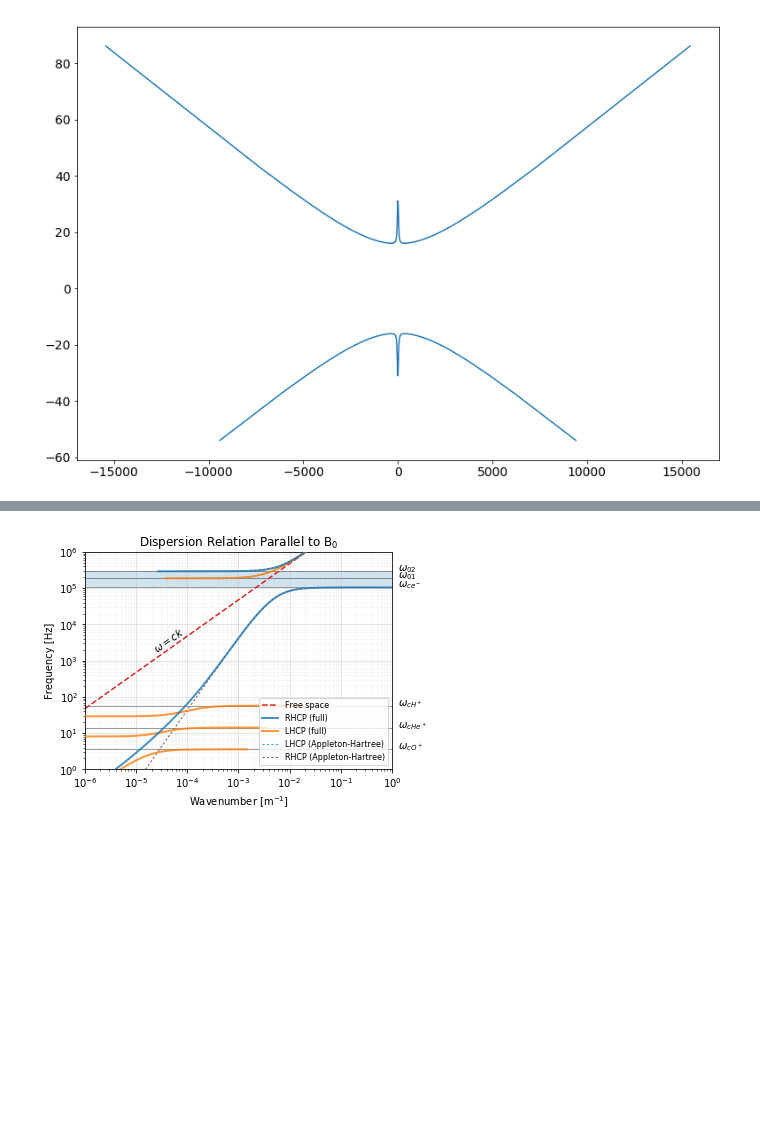
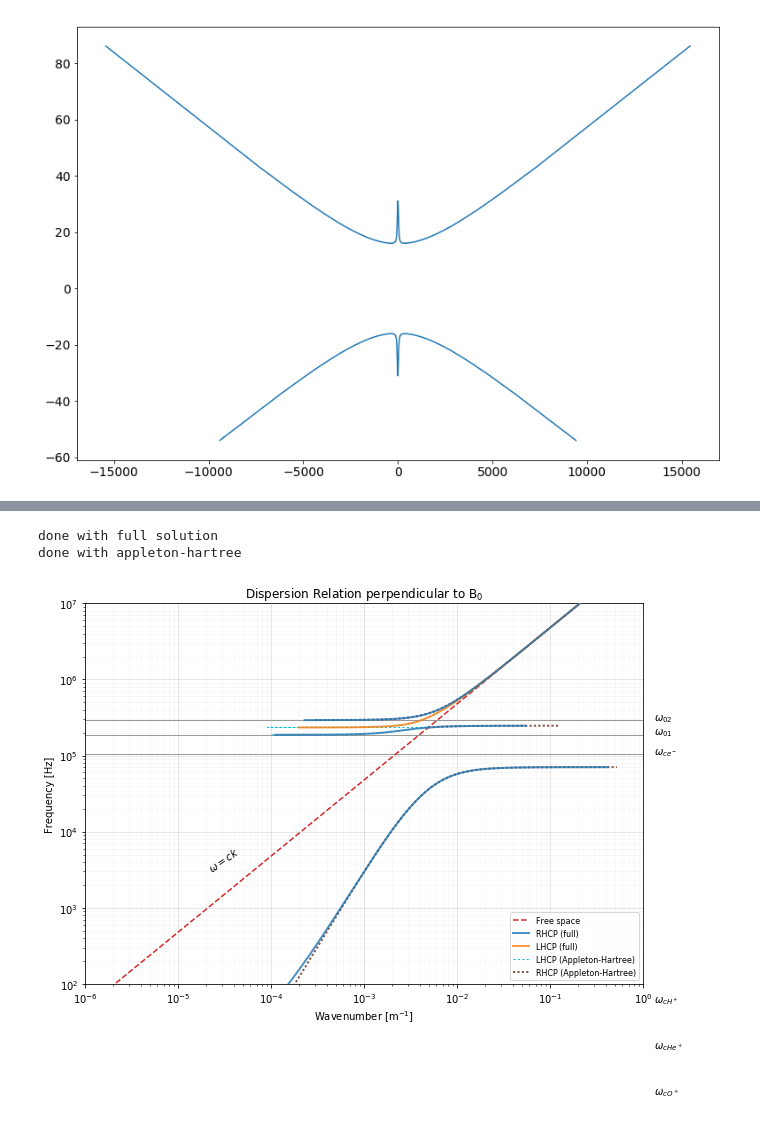
Before and after one commit to asousa/thesis_figures, a Jupyter notebook: plot_omega-k_diagrams.ipynb, the cells around one changed output, grey strips where cells are left out. Saved outputs shown, nothing was run; the diff lists cells and outputs as text; code cells hidden in the pictures; blank space fills up the shorter version.

```diff
--- a/plot_omega-k_diagrams.ipynb
+++ b/plot_omega-k_diagrams.ipynb
@@ -414,4 +572,38 @@ done
 # %%
+## Again, for perpendicular plot:
+B0 = 30e-6 # Field at surface, in microtesla
+Lshell  = 3 # How far out are we?
+
+# electrons, Hydrogen ions, Helium ions, Oxygen ions
+Mvec = np.array([9.10938188e-31, 1.6726e-27, 4.0*1.6726e-27, 16.0*1.6726e-27]);
+
+Qvec = np.array([-1,1,1,1])*1.602e-19
+# Qvec = np.array([-1,0,0,0])*1.602e-19
+# Ne   = (1e1)*1e6  # Electron density in m^-3
+Ne = ne_ps(Lshell,0,0)*1e6
+
+Nvec = np.array([1, 0.6, 0.2, 0.2])*Ne # species ratios -- Should remain neutral
+# Nvec = np.array([1,0,0,0])*Ne # species ratios -- Should remain neutral
+
+f_vec = pow(10,np.linspace(0, 7, 20000))
+w_vec = 2.*np.pi*f_vec
+
+phi = 45*D2R
+
+Bmag = B0/pow(Lshell - 1, 3)
+
+k_vec = np.zeros([len(f_vec),2])
+eta_vec=np.zeros([len(f_vec),2])
+
+for w_ind, w  in enumerate(w_vec):
+
+    k1, k2, n1, n2 = solve_dispersion_relation(Qvec, Mvec, Nvec, Bmag, w)
+    k_vec[w_ind,:] = k1, k2
+    eta_vec[w_ind, :] = n1, n2
+
+print "done with full solution"
+
+
 ## Appleton-Hartree solution:
 k_vec_AH   = np.zeros([len(f_vec),2])
 eta_vec_AH =np.zeros([len(f_vec),2])
@@ -422,7 +614,7 @@ Wp2  = Ne*pow(Q_EL,2)/eo/M_EL
 Wp   = np.sqrt(Wp2)
 
 
-w_vec = 2.*np.pi*f_vec
+# w_vec = 2.*np.pi*f_vec
 
 numerator = Wp2/w_vec/w_vec
 denom1 = (Wc2*pow(np.sin(phi),2))/2./(w_vec*w_vec - Wp2)
@@ -433,12 +625,17 @@ eta_vec_AH[:,0] = np.sqrt(eta2_1)
 eta_vec_AH[:,1] = np.sqrt(eta2_2)
 
 k_vec_AH = eta_vec_AH*w_vec[:,np.newaxis]/c
+
+print "done with appleton-hartree"
+# %% [output]
+done with full solution
+done with appleton-hartree
 # %%
 ## F vs K plot:
 
 # --------------- Latex Plot Beautification --------------------------
-fig_width = 4.5#4
-fig_height = 3#3
+fig_width =  9
+fig_height = 6
 fig_size =  [fig_width+1,fig_height+1]
 params = {'backend': 'ps',
           'axes.labelsize': 10,
@@ -471,13 +668,9 @@ kfreespace = w/c
 
 cmap = plt.cm.get_cmap('Vega10')
 xlims = [1e-6, 1e0]
-ylims = [1e0, 1e6]
+ylims = [1e2, 1e7]
 
 fig, ax = plt.subplots(1,1)
-
-# Simplified expressions:
-# ax.plot(k1,f_vec)
-# ax.plot(k2,f_vec)
 
 # Free space asymptote:
 ax.plot(kfreespace,f_vec,linestyle='dashed',c=cmap(3), label='Free space')
@@ -488,11 +681,7 @@ ax.plot(k_vec[:,1],f_vec,linewidth=2, c=cmap(1), label='LHCP (full)', zorder=9,
 
 # Appleton-Hartree solution:
 ax.plot(k_vec_AH[:,0],f_vec,'r:',linewidth=1, c=cmap(9), zorder=8, label='LHCP (Appleton-Hartree)')
-ax.plot(k_vec_AH[:,1],f_vec,'b:',linewidth=1, c=cmap(5), zorder=8, label='RHCP (Appleton-Hartree)')
-
-# Hand-simplified solution to the full relation:
-# ax.plot(k_vec_reduced[:,0],f_vec,'k',linewidth=2)
-# ax.plot(k_vec_reduced[:,1],f_vec,'orange',linewidth=2)
+ax.plot(k_vec_AH[:,1],f_vec,'b:',linewidth=2, c=cmap(5), zorder=8, label='RHCP (Appleton-Hartree)')
 
 
 # Resonances (cyclotron and plasma for each species):
@@ -516,42 +705,37 @@ for i in [0,1,2,3]:
 
 
 
 
     ax.text(1.3*xlims[-1],Rad2Hz*wc, '$\omega_{c%s}$'%species[i])
 #     ax.text(1.3*xlims[-1],Rad2Hz*wp, '$\omega_{p%s}$'%species[i])
 
-
-# Anylitical cutoffs for RHCP:
-# ax.plot(xlims, [Rad2Hz*w01, Rad2Hz*w01],'k')
-# ax.plot(xlims, [Rad2Hz*w02, Rad2Hz*w02],'k')
-
 # Label the free-space solution
 ax.text(2e-5, 5e3,'$\omega=ck$', rotation=35)
 
 # Shade the forbidden region
 wc_e = np.abs(Qvec[0]*Bmag/Mvec[0])
 wp_e = np.sqrt(Nvec[0]*pow(Qvec[0],2)/eo/Mvec[0])
 
 w01 = 0.5*(-wc_e + np.sqrt(wc_e*wc_e+4.*wp_e*wp_e))
 w02 = w01 + wc_e
-ax.fill_between(xlims,[Rad2Hz*wc_e,Rad2Hz*wc_e],[Rad2Hz*w02, Rad2Hz*w02], alpha=0.2)
+# ax.fill_between(xlims,[Rad2Hz*wc_e,Rad2Hz*wc_e],[Rad2Hz*w02, Rad2Hz*w02], alpha=0.2)
 
 
 ax.grid('on',which='major',alpha=0.4)
 ax.grid('on',which='minor',alpha=0.1)
 ax.set_xscale('log')
 ax.set_yscale('log')
 ax.set_xlim(xlims)
 ax.set_ylim(ylims)
 
 ax.set_xlabel('Wavenumber [m$^{-1}$]')
 ax.set_ylabel('Frequency [Hz]')
-ax.set_title('Dispersion Relation Parallel to B$_0$')
+ax.set_title('Dispersion Relation perpendicular to B$_0$')
 l = ax.legend(loc='lower right')
 l.set_zorder(11)
-plt.savefig('omega-k_diagram_parallel.pdf')
+# plt.savefig('omega-k_diagram_perpendicular.pdf')
 # %% [output]
-[figure, old version]
+[figure, new version]
 # %%
 ## My simplified version of the full dispersion relation (parallel prop, electrons only)
 
```
Also changed, not shown: parts of 7 cells of this notebook, 1 other file.
